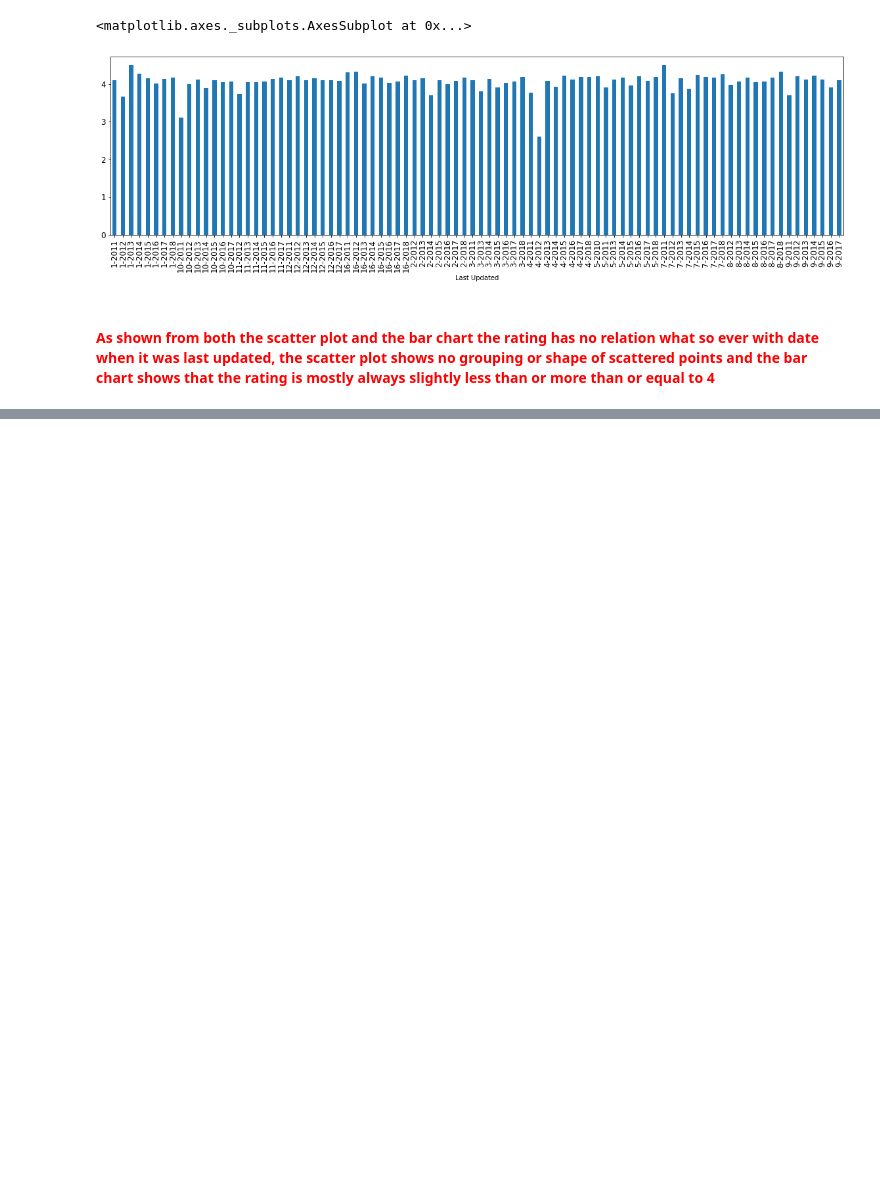
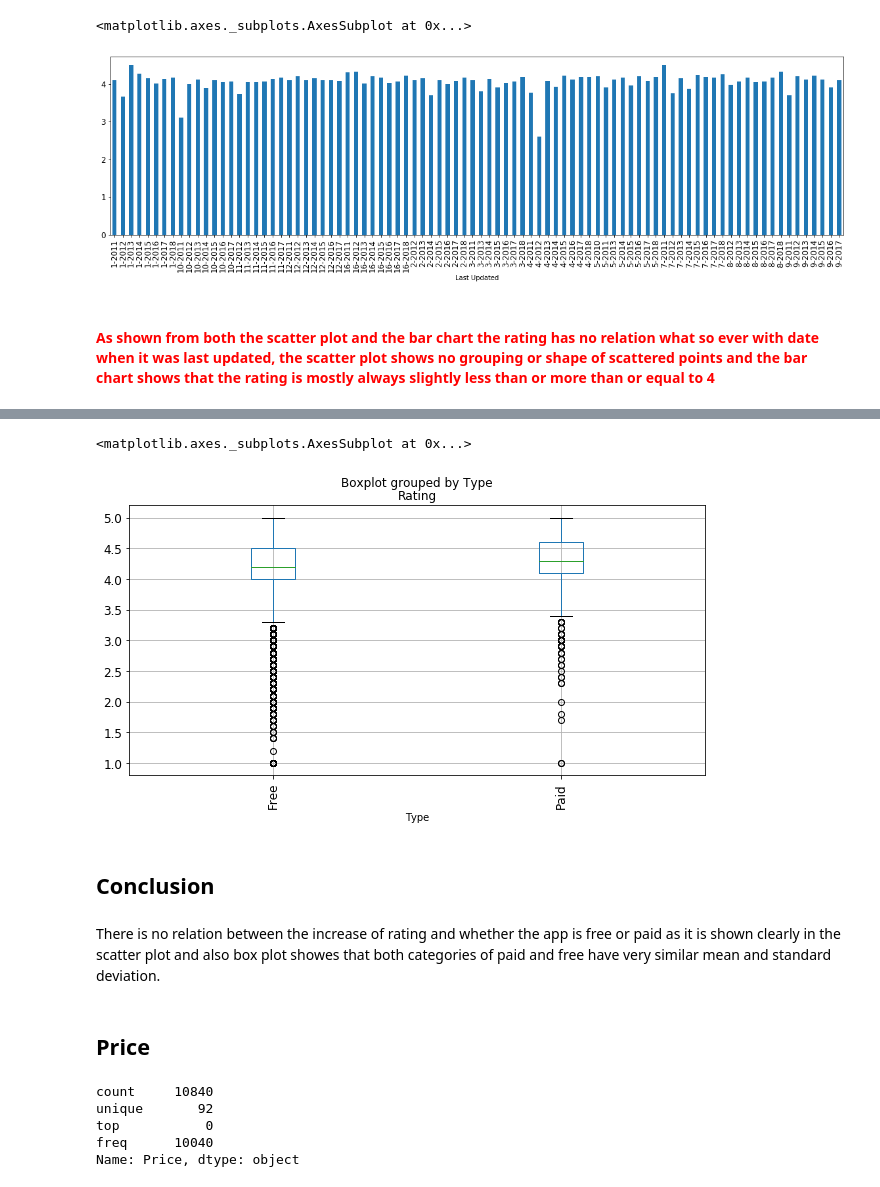
Before and after one commit to yasmeenel3sh/DataEngineeringCourseProject, a Jupyter notebook: google-play-store-apps/Final.ipynb, the cells around one changed output, grey strips where cells are left out. Saved outputs shown, nothing was run; the diff lists cells and outputs as text; code cells hidden in the pictures; blank space fills up the shorter version.

```diff
--- a/google-play-store-apps/Final.ipynb
+++ b/google-play-store-apps/Final.ipynb
@@ -836,0 +908,19 @@ dataSet = data
+# %%
+dataSet.boxplot(column='Rating', by='Type',rot=90, fontsize=12, figsize=(10,5), grid=True)
+# %% [output]
+<matplotlib.axes._subplots.AxesSubplot at 0x...>
+[figure, added]
+# %% [markdown]
+## Conclusion
+# %% [markdown]
+There is no relation between the increase of rating and whether the app is free or paid as it is shown clearly in the scatter plot and also box plot showes that both categories of paid and free have very similar mean and standard deviation.
+# %% [markdown]
+## Price
+# %%
+dataSet['Price'].describe()
+# %% [output]
+count     10840
+unique       92
+top           0
+freq      10040
+Name: Price, dtype: object
```
Also changed, not shown: parts of 33 cells of this notebook.
